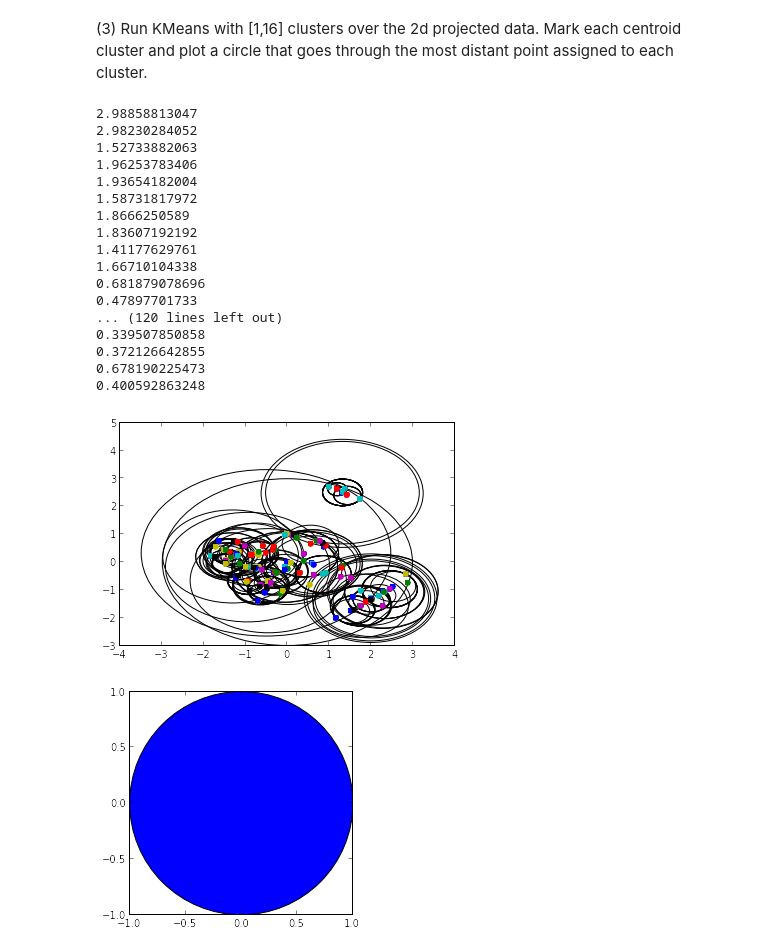
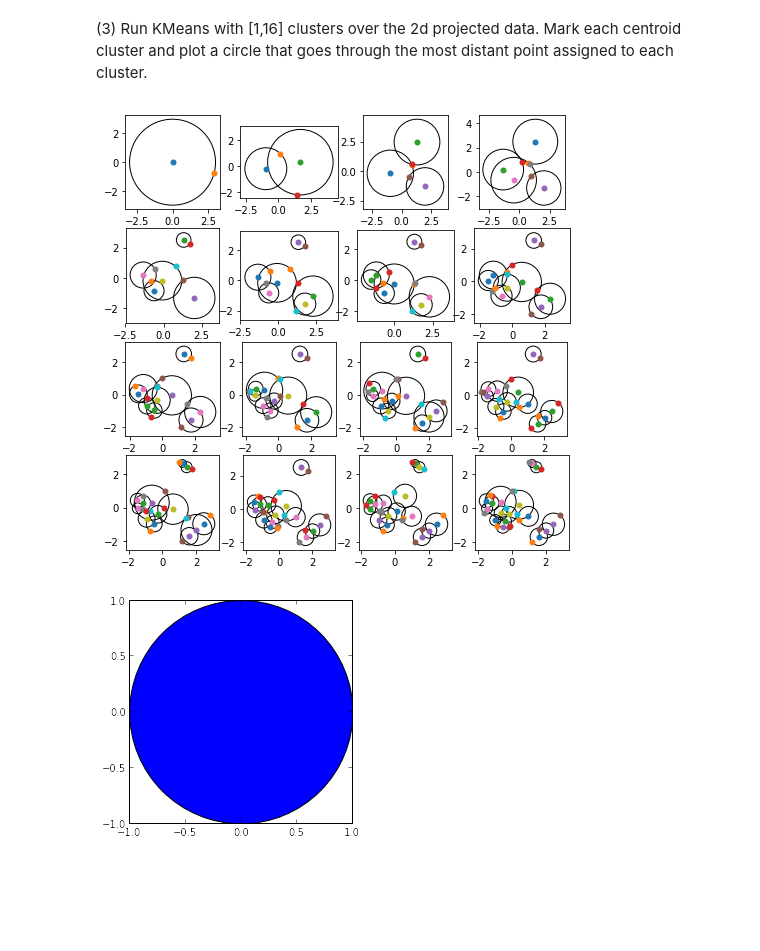
Before and after one commit to takoloco/w207, a Jupyter notebook: p3/tako_hisada_p3.ipynb, the cells around one changed output. Saved outputs shown, nothing was run; the diff lists cells and outputs as text; code cells hidden in the pictures; blank space fills up the shorter version.

```diff
--- a/p3/tako_hisada_p3.ipynb
+++ b/p3/tako_hisada_p3.ipynb
@@ -125,56 +125,48 @@ def P3():
     pca = PCA(n_components=2)
     pca.fit(train_data)
     df = pd.DataFrame(pca.transform(train_data), columns = ['pc_1', 'pc_2'])
 
+    # Initiailize figure
+    fig1 = plt.figure(figsize=(8,8))
+
+    # Count varible for keeping track of figures
+    count_figures = 1
+
     for i in range(1, 17):
         kmeans = KMeans(n_clusters=i)
         dists = pd.DataFrame(kmeans.fit_transform(df))
 
         centroids = kmeans.cluster_centers_
         labels = kmeans.labels_
+
+        ax1 = fig1.add_subplot(4, 4, count_figures, aspect='equal')
 
         for label in set(labels):
             centroid = centroids[label]
             indice_current_label = labels == label
             points = np.array(df[indice_current_label])
             current_dists = list(dists[indice_current_label][label])
 
             max_point = points[current_dists.index(max(current_dists))]
 
             circle = plt.Circle((centroid[0], centroid[1]), max(current_dists), linestyle='solid', linewidth=1, fill=False)
-            plt.gca().add_patch(circle)
-            plt.plot(
+            ax1.add_patch(circle)
+            ax1.plot(
                 centroid[0], centroid[1], label='{} cluster'.format(i), linestyle='none', marker='o', mec='none',
             )
-            plt.plot(
+            ax1.plot(
                 max_point[0], max_point[1], label='{} cluster'.format(i), linestyle='none', marker='o', mec='none',
             )
-            print max(current_dists)
 
-    plt.show()
+        count_figures = count_figures + 1
+
+    fig1.show()
 
 ### STUDENT END ###
 
 P3()
 # %% [output]
-2.98858813047
-2.98230284052
-1.52733882063
-1.96253783406
-1.93654182004
-1.58731817972
-1.8666250589
-1.83607192192
-1.41177629761
-1.66710104338
-0.681879078696
-0.47897701733
-... (120 lines left out)
-0.339507850858
-0.372126642855
-0.678190225473
-0.400592863248
-[figure, old version]
+[figure, new version]
 # %%
 circle = plt.Circle((0, 0), 1)
 plt.gca().add_patch(circle)
```
Also changed, not shown: parts of 1 cell of this notebook.
